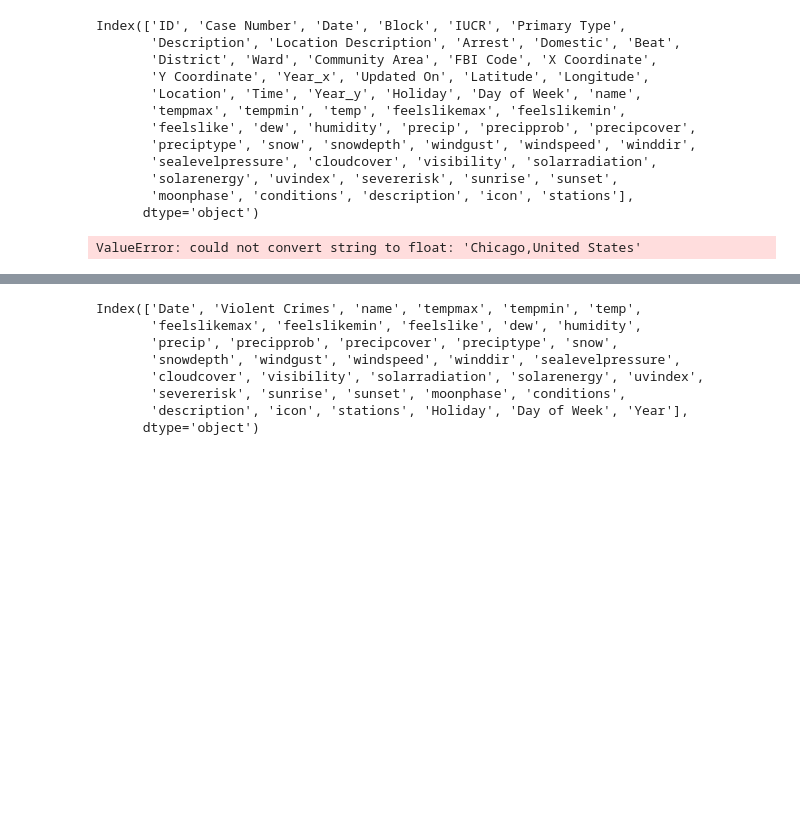
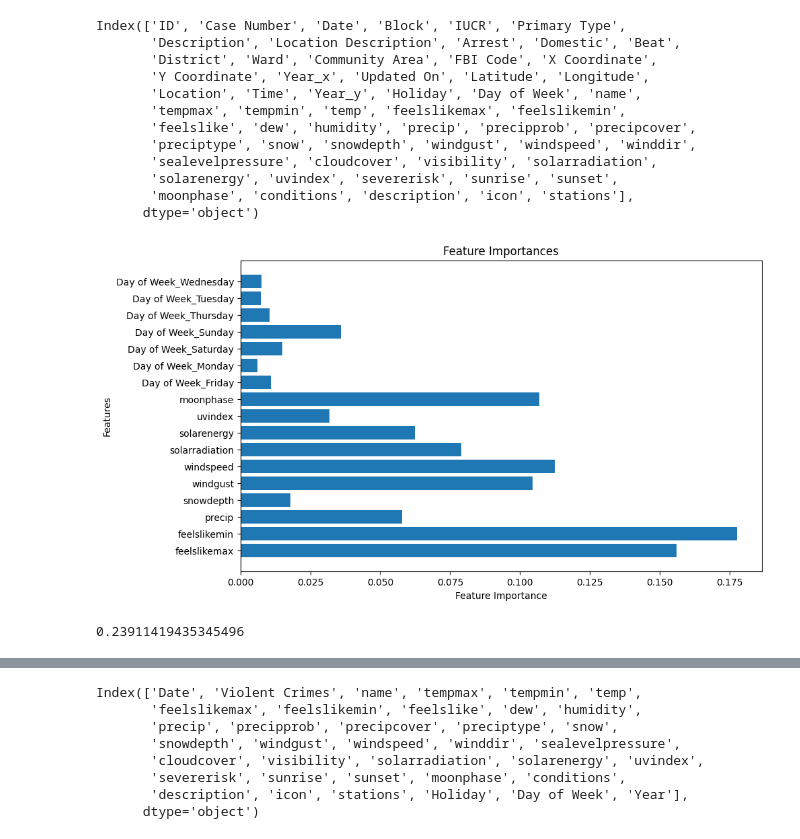
Before and after one commit to joshc2/CrimeCompetition, a Jupyter notebook: Clinton_study.ipynb, the cells around one changed output, grey strips where cells are left out. Drawn from its saved outputs; the diff is of its cells as text; code cells hidden in the pictures; blank space fills up the shorter version.

```diff
--- a/Clinton_study.ipynb
+++ b/Clinton_study.ipynb
@@ -216,51 +216,51 @@ Index(['ID', 'Case Number', 'Date', 'Block', 'IUCR', 'Primary Type',
        'moonphase', 'conditions', 'description', 'icon', 'stations'],
       dtype='object')
 # %%
+import pandas as pd
 from sklearn.model_selection import train_test_split
 from sklearn.ensemble import RandomForestRegressor
 import matplotlib.pyplot as plt
+from sklearn.metrics import mean_squared_error
 
-# Calculate total count of violent crimes for each day
-daily_violent_crimes = merged_df.groupby('Date').size().reset_index(name='Violent Crimes')
+master_df = pd.read_csv('master.csv')
+# Assuming master_df contains your data and 'Date' is a datetime column
+data = master_df.copy()
 
-# Merge with other features
-data = pd.merge(daily_violent_crimes, weather_df, on='Date', how='left')
-data = pd.merge(data, holidays_df, on='Date', how='left')
-data = pd.merge(data, moon_df, on='Date', how='left')
-
-# Drop unnecessary columns and missing values
-data['Year'] = data['Date'].dt.year
-data['Month'] = data['Date'].dt.month
-data['Day'] = data['Date'].dt.day
-data['Day_of_Week'] = data['Date'].dt.dayofweek  # Monday=0, Sunday=6
-data['Day_of_Year'] = data['Date'].dt.dayofyear
-
-# Now drop the original 'Date' column since we have extracted relevant features
-data.drop('Date', axis=1, inplace=True)
+# Drop unnecessary columns and missing values if needed
+# data.dropna(inplace=True)  # Uncomment this line if you have missing values and want to drop them
 
 # Split data into features (X) and target variable (y)
-X = data.drop('Violent Crimes', axis=1)
-y = data['Violent Crimes']
+X = data[['Day of Week', 'feelslikemax', 'feelslikemin', 'precip', 'snowdepth',
+          'windgust', 'windspeed', 'solarradiation', 'solarenergy',
+          'uvindex', 'moonphase']]
+y = data['count']
 
+X = pd.get_dummies(X)
 # Split data into train and test sets
 X_train, X_test, y_train, y_test = train_test_split(X, y, test_size=0.2, random_state=42)
+
 
 # Train Random Forest model
 rf = RandomForestRegressor(n_estimators=100, random_state=42)
 rf.fit(X_train, y_train)
 
 # Get predicted counts
 y_pred = rf.predict(X_test)
 
 # Plot feature importances
 feature_importances = rf.feature_importances_
 features = X.columns
 
 plt.figure(figsize=(10, 6))
 plt.barh(features, feature_importances)
 plt.xlabel('Feature Importance')
 plt.ylabel('Features')
 plt.title('Feature Importances')
 plt.show()
 # %% [output]
-ValueError: could not convert string to float: 'Chicago,United States'
+[figure, added]
+# %%
+mse = mean_squared_error(y_test, y_pred)
+mse
+# %% [output]
+0.23911419435345496
```
Also changed, not shown: parts of 3 cells of this notebook, 1 other file.
